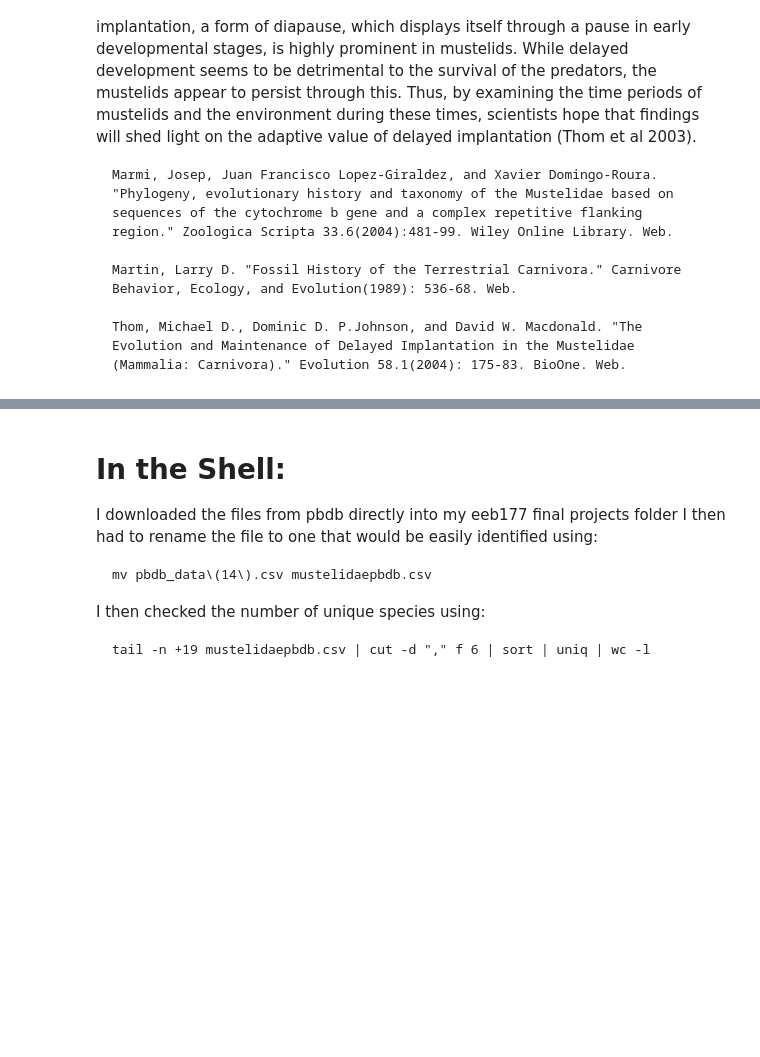
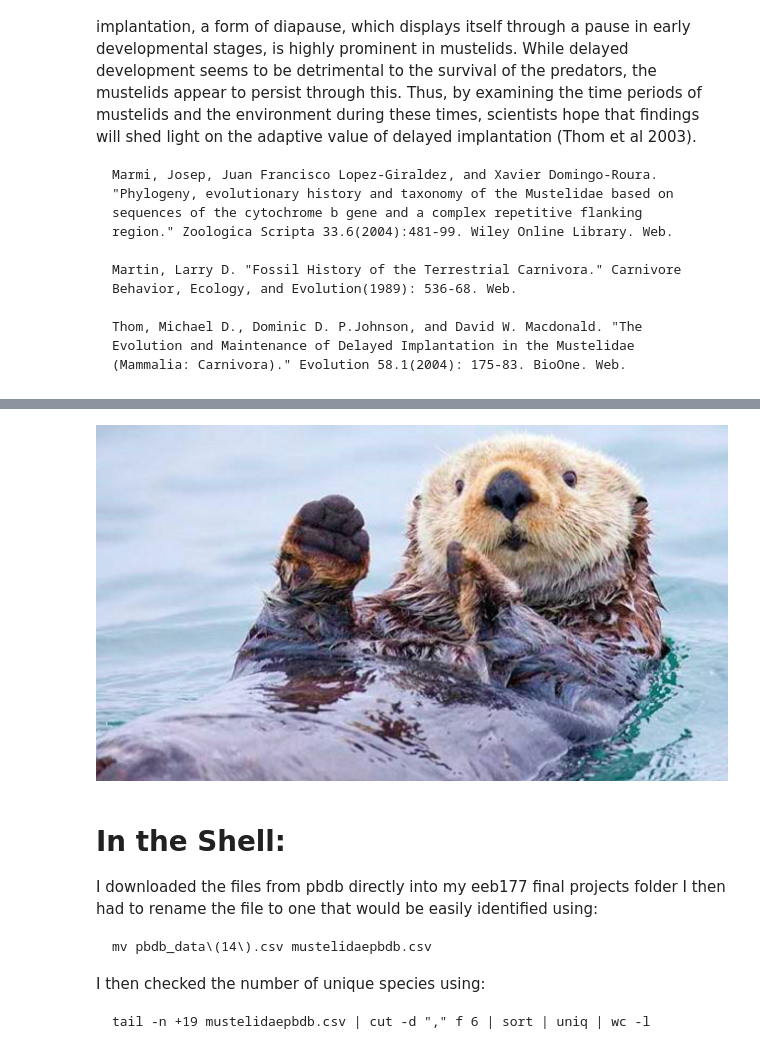
Before and after one commit to tdaang/finalproj, a Jupyter notebook: Lightning_Presentation.ipynb, the cells around one changed output, grey strips where cells are left out. Cells and saved outputs as stored; diff of their text form; code cells hidden in the pictures; blank space fills up the shorter version.

```diff
--- a/Lightning_Presentation.ipynb
+++ b/Lightning_Presentation.ipynb
@@ -14,3 +17,7 @@ Image.open('/home/eeb177-student/Desktop/weasel.jpg').show()
+# %%
+Image(filename = "/home/eeb177-student/Desktop/seaotters.png")
+# %% [output]
+[figure, added]
 # %% [markdown]
 # In the Shell:
 
```
Also changed, not shown: parts of 4 cells of this notebook.
